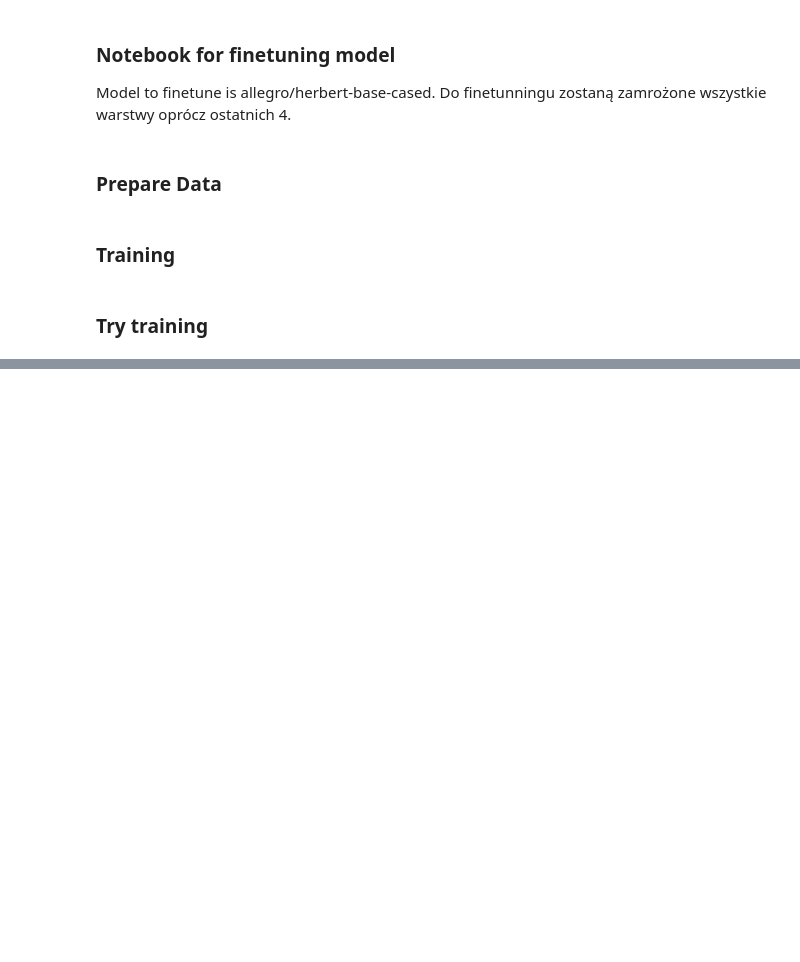
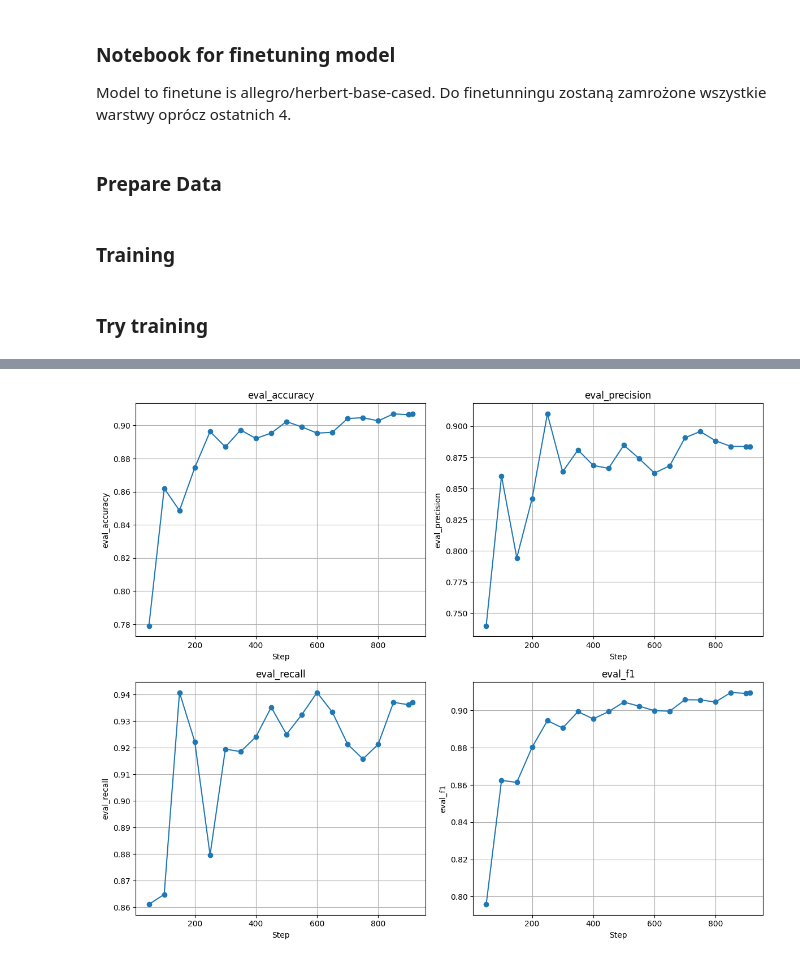
Before and after one commit to JerzyCode/computional_linguistic, a Jupyter notebook: lab3_finetunning/finetune.ipynb, the cells around one changed output, grey strips where cells are left out. Drawn from its saved outputs; the diff is of its cells as text; code cells hidden in the pictures; blank space fills up the shorter version.

```diff
--- a/lab3_finetunning/finetune.ipynb
+++ b/lab3_finetunning/finetune.ipynb
@@ -79,23 +86,25 @@ val_dataset = HateDataset(val_df["Text"].tolist(), val_df["Class"].tolist(), tok
 # %% [markdown]
 ### Training
 # %%
+import numpy as np
+
 def compute_metrics(eval_pred: EvalPrediction) -> dict:
-    y_true = eval_pred.label_ids.ravel()
-    logits = torch.from_numpy(eval_pred.predictions)
-    y_pred_proba = softmax(logits, dim=1)[:, 1].numpy()
+    y_true = eval_pred.label_ids
+    logits = eval_pred.predictions
 
+    # numpy softmax
+    exp_logits = np.exp(logits - np.max(logits, axis=1, keepdims=True))
+    proba = exp_logits / exp_logits.sum(axis=1, keepdims=True)
+    y_pred_proba = proba[:, 1]
+
+    # threshold
     y_pred = (y_pred_proba >= 0.5).astype(int)
 
-    acc = accuracy_score(y_true, y_pred)
-    prec = precision_score(y_true, y_pred, zero_division=0)
-    rec = recall_score(y_true, y_pred, zero_division=0)
-    f1 = f1_score(y_true, y_pred, zero_division=0)
-
     return {
-        "accuracy": acc,
-        "precision": prec,
-        "recall": rec,
-        "f1": f1
+        "accuracy": accuracy_score(y_true, y_pred),
+        "precision": precision_score(y_true, y_pred, zero_division=0),
+        "recall": recall_score(y_true, y_pred, zero_division=0),
+        "f1": f1_score(y_true, y_pred, zero_division=0)
     }
 # %%
 def train(
@@ -120,9 +129,10 @@ def train(
         per_device_eval_batch_size=batch_size,
         learning_rate=learning_rate,
         weight_decay=weight_decay,
-        evaluation_strategy="steps",
+        eval_strategy="steps",
         logging_steps=logging_steps,
         save_steps=save_steps,
+        eval_steps=save_steps,
         save_total_limit=2,
         load_best_model_at_end=True,
         metric_for_best_model="f1",
@@ -136,8 +146,7 @@ def train(
         args=training_args,
         train_dataset=train_dataset,
         eval_dataset=val_dataset,
-        compute_metrics=compute_metrics,
-        disable_tqdm=True
+        compute_metrics=compute_metrics
     )
 
     trainer.train()
@@ -194,8 +203,8 @@ trainer, trained_model = train(
     val_dataset=val_dataset,
     output_dir="./hate_model",
     epochs=3,
-    batch_size=16,
+    batch_size=64,
     learning_rate=2e-5,
-    log_gging_steps=1,
+    logging_steps=20,
 )
 # %% [output]
@@ -202,0 +234,4 @@ KeyboardInterrupt:
+# %%
+plot_metrics(trainer)
+# %% [output]
+[figure, added]
```
Also changed, not shown: parts of 3 cells of this notebook, 1 other file.
